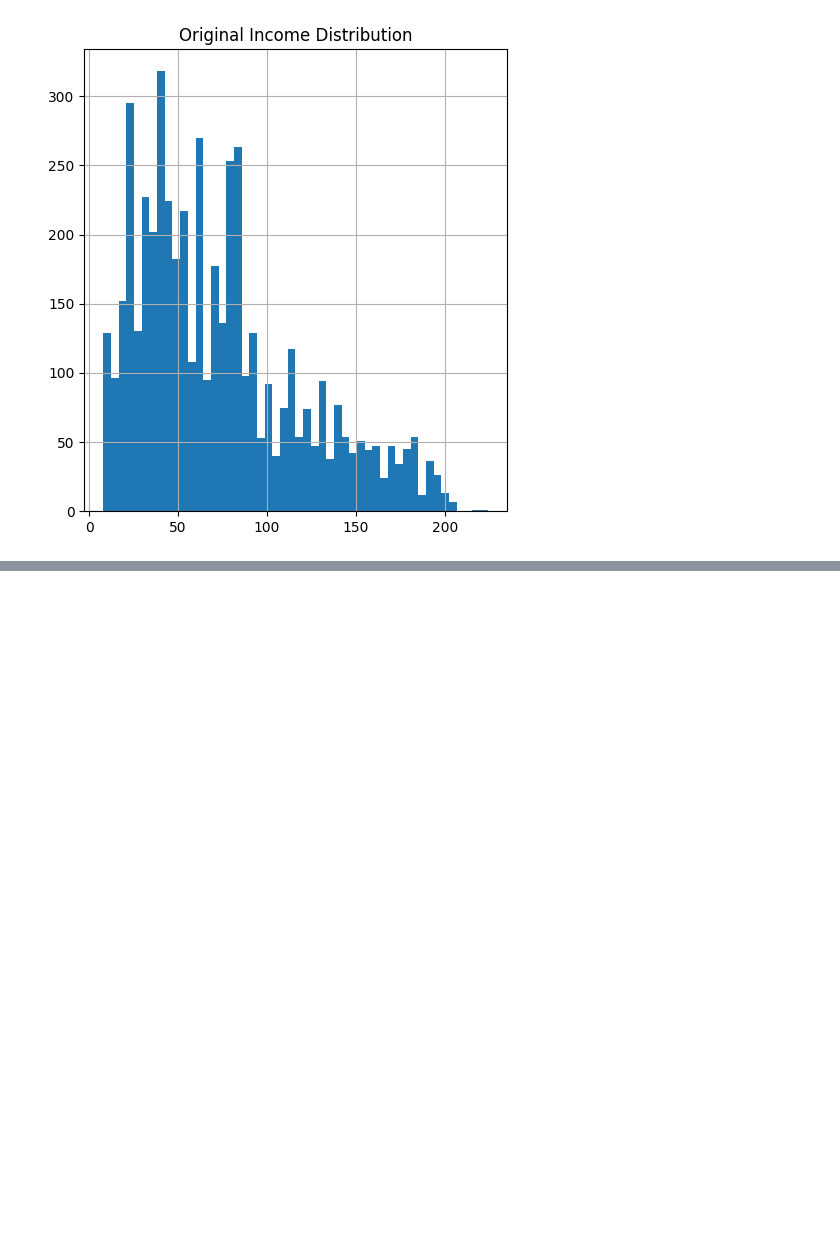
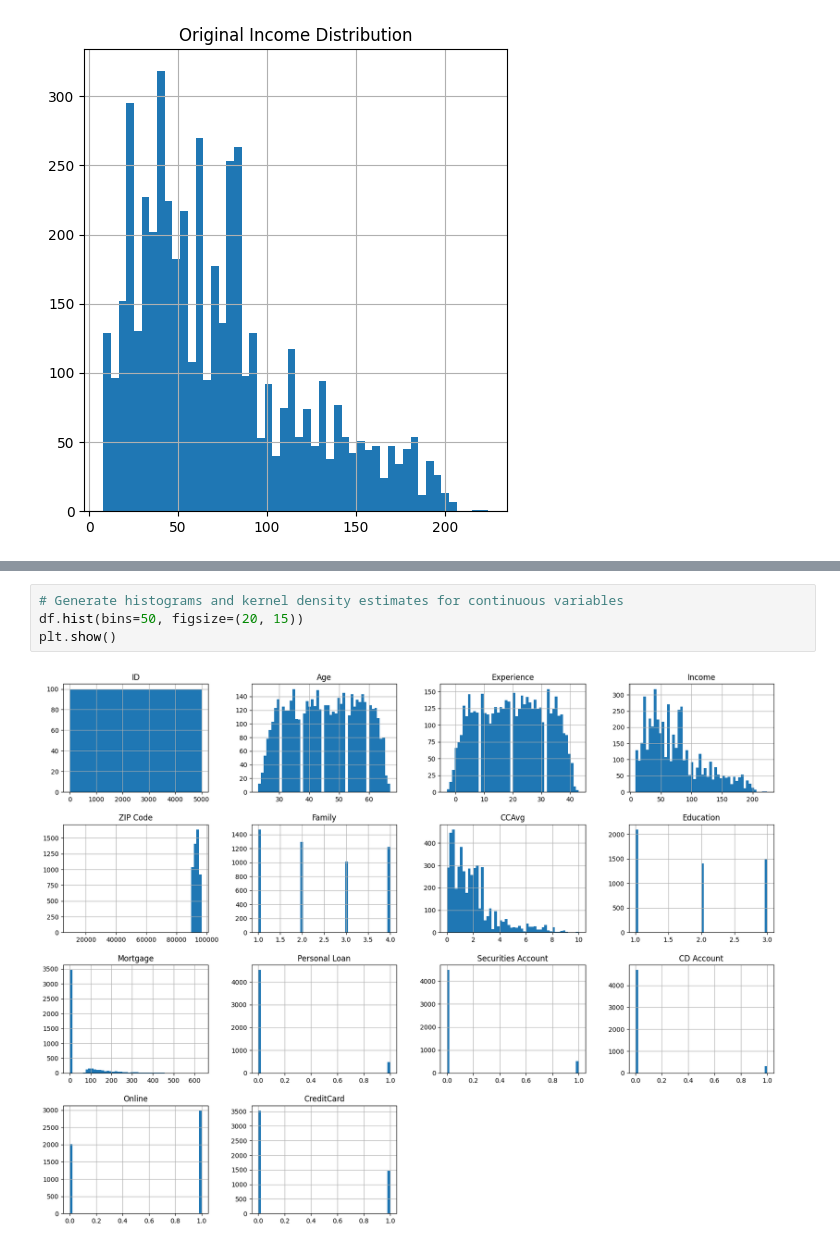
Before and after one commit to You-now-Who/Flanger-DQAF, a Jupyter notebook: blueprint.ipynb, the cells around one changed output, grey strips where cells are left out. Cells and saved outputs as stored; diff of their text form; blank space fills up the shorter version.

```diff
--- a/blueprint.ipynb
+++ b/blueprint.ipynb
@@ -107,0 +149,6 @@ Text(0.5, 1.0, 'Original Income Distribution')
+# %%
+# Generate histograms and kernel density estimates for continuous variables
+df.hist(bins=50, figsize=(20, 15))
+plt.show()
+# %% [output]
+[figure, added]
```
Also changed, not shown: parts of 12 cells of this notebook.
